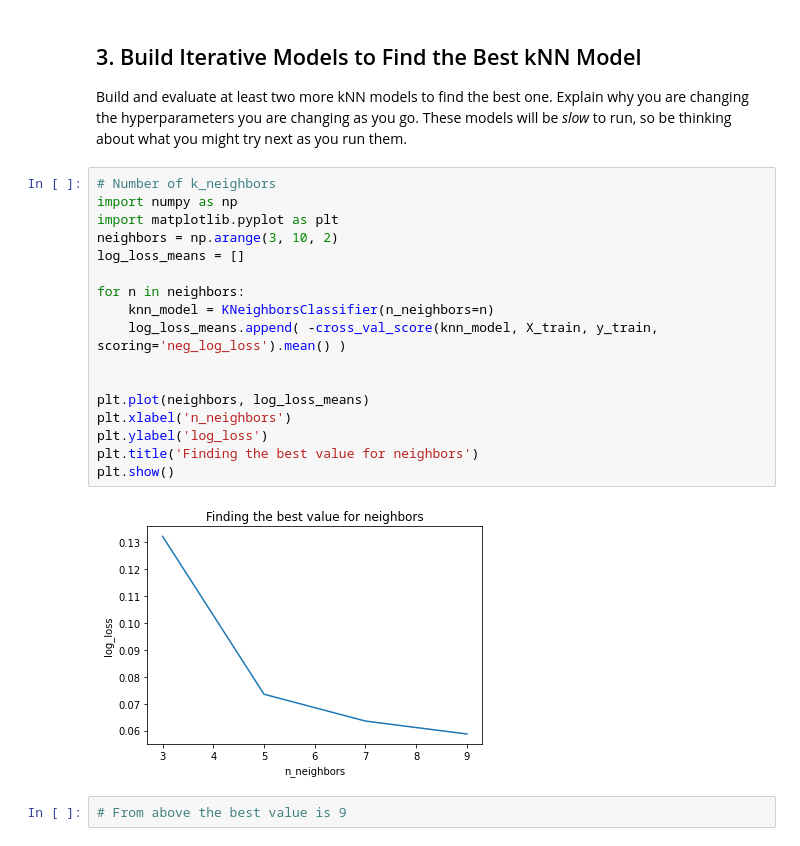
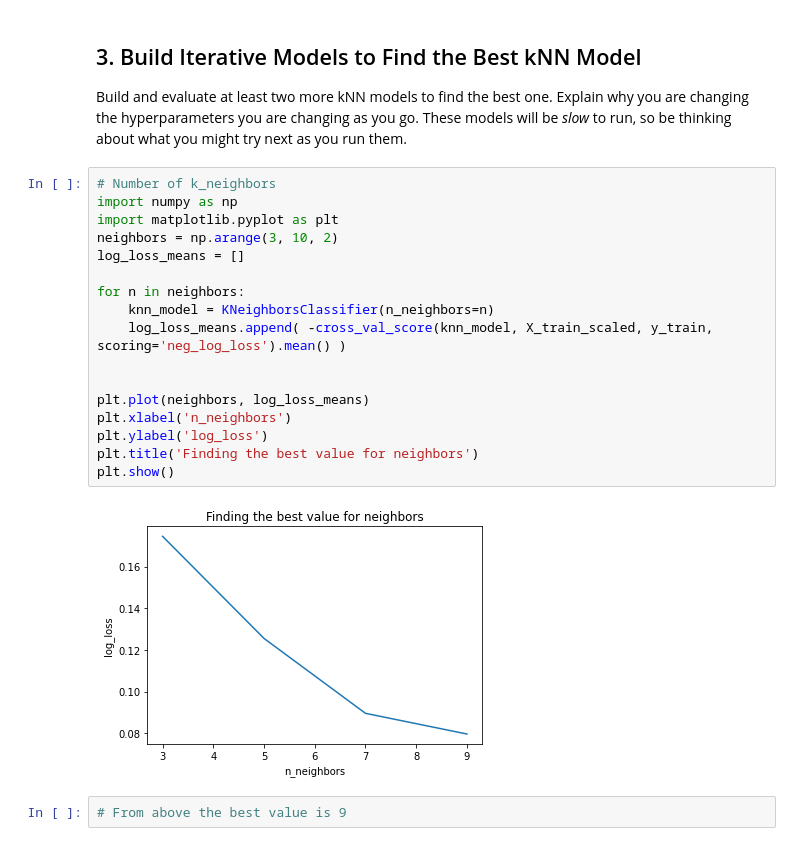
Before and after one commit to IainMosima/dsc-nonparametric-models-lab, a Jupyter notebook: index.ipynb, the cells around one changed output. Drawn from its saved outputs; the diff is of its cells as text.

```diff
--- a/index.ipynb
+++ b/index.ipynb
@@ -215,22 +213,22 @@ Build and evaluate at least two more kNN models to find the best one. Explain wh
 # %%
 # Number of k_neighbors
 import numpy as np
 import matplotlib.pyplot as plt
 neighbors = np.arange(3, 10, 2)
 log_loss_means = []
 
 for n in neighbors:
     knn_model = KNeighborsClassifier(n_neighbors=n)
-    log_loss_means.append( -cross_val_score(knn_model, X_train, y_train, scoring='neg_log_loss').mean() )
+    log_loss_means.append( -cross_val_score(knn_model, X_train_scaled, y_train, scoring='neg_log_loss').mean() )
 
 
 plt.plot(neighbors, log_loss_means)
 plt.xlabel('n_neighbors')
 plt.ylabel('log_loss')
 plt.title('Finding the best value for neighbors')
 plt.show()
 # %% [output]
-[figure, old version]
+[figure, new version]
 # %%
 # From above the best value is 9
 # %%
```
Also changed, not shown: parts of 22 cells of this notebook.
